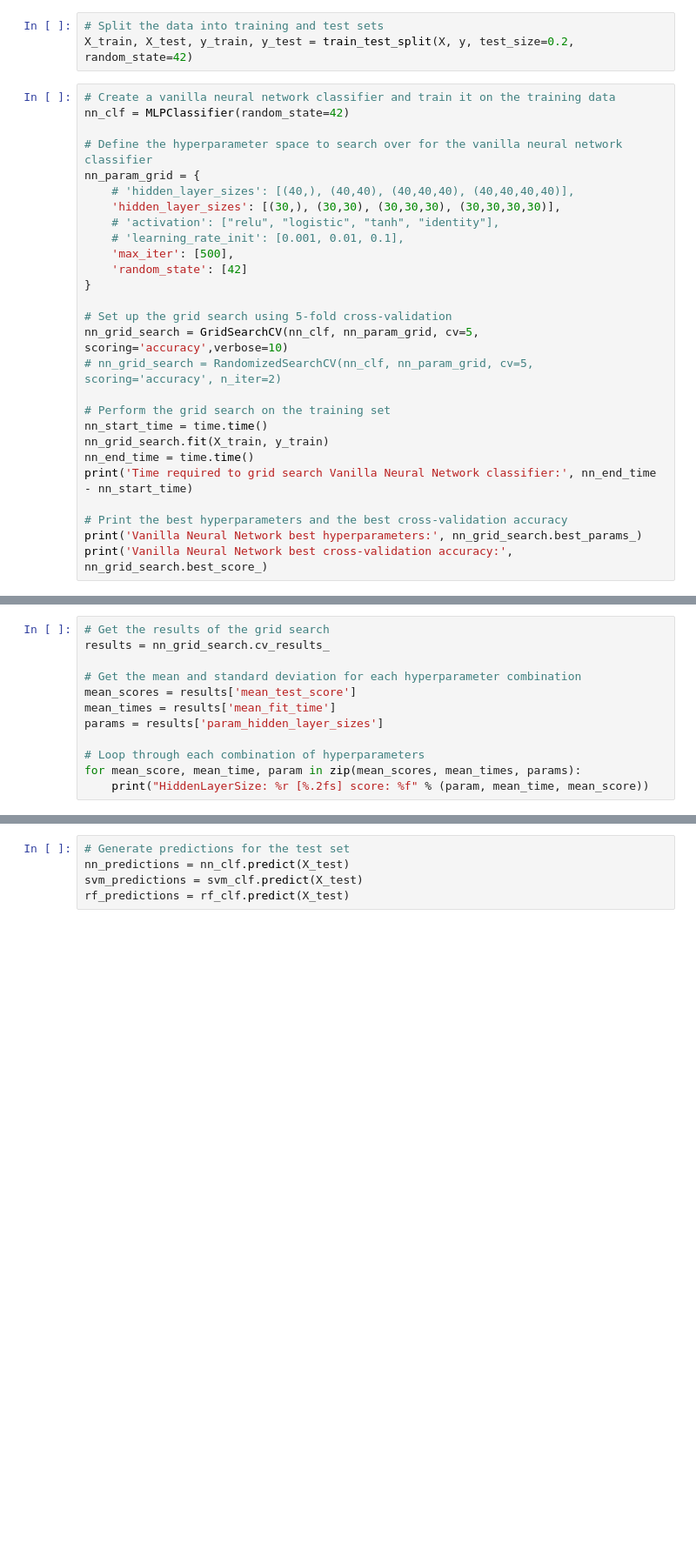
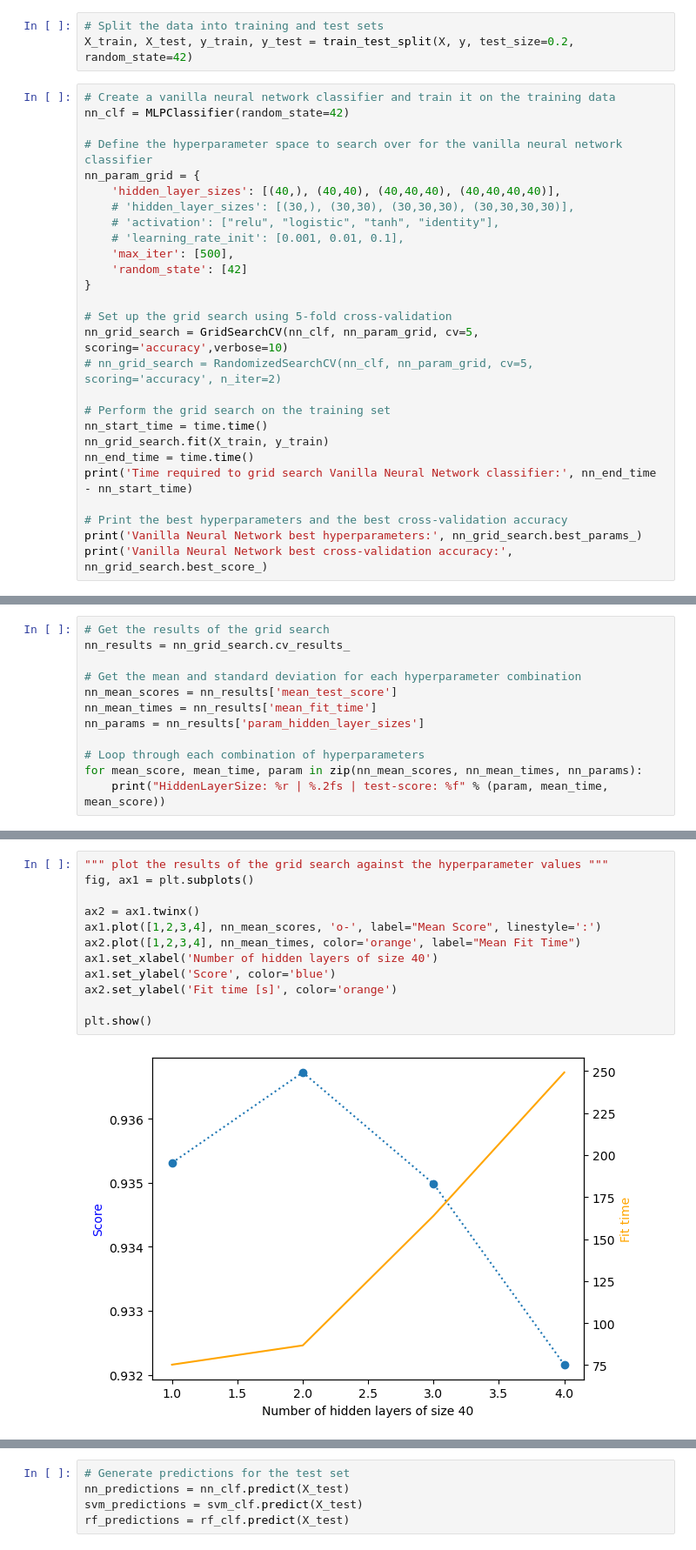
Before and after one commit to TheLoop705/assignment-1, a Jupyter notebook: assignment_1.ipynb, the cells around one changed output, grey strips where cells are left out. Shown at 87% size. Saved outputs shown, nothing was run; the diff lists cells and outputs as text; blank space fills up the shorter version.

```diff
--- a/assignment_1.ipynb
+++ b/assignment_1.ipynb
@@ -57,8 +57,8 @@ nn_clf = MLPClassifier(random_state=42)
 
 # Define the hyperparameter space to search over for the vanilla neural network classifier
 nn_param_grid = {
-    # 'hidden_layer_sizes': [(40,), (40,40), (40,40,40), (40,40,40,40)],
-    'hidden_layer_sizes': [(30,), (30,30), (30,30,30), (30,30,30,30)],
+    'hidden_layer_sizes': [(40,), (40,40), (40,40,40), (40,40,40,40)],
+    # 'hidden_layer_sizes': [(30,), (30,30), (30,30,30), (30,30,30,30)],
     # 'activation': ["relu", "logistic", "tanh", "identity"],
     # 'learning_rate_init': [0.001, 0.01, 0.1],
     'max_iter': [500],
@@ -111,13 +115,13 @@ pd.DataFrame(nn_grid_search.cv_results_)
 # %%
 # Get the results of the grid search
-results = nn_grid_search.cv_results_
+nn_results = nn_grid_search.cv_results_
 
 # Get the mean and standard deviation for each hyperparameter combination
-mean_scores = results['mean_test_score']
-mean_times = results['mean_fit_time']
-params = results['param_hidden_layer_sizes']
+nn_mean_scores = nn_results['mean_test_score']
+nn_mean_times = nn_results['mean_fit_time']
+nn_params = nn_results['param_hidden_layer_sizes']
 
 # Loop through each combination of hyperparameters
-for mean_score, mean_time, param in zip(mean_scores, mean_times, params):
-    print("HiddenLayerSize: %r [%.2fs] score: %f" % (param, mean_time, mean_score))
+for mean_score, mean_time, param in zip(nn_mean_scores, nn_mean_times, nn_params):
+    print("HiddenLayerSize: %r | %.2fs | test-score: %f" % (param, mean_time, mean_score))
 # %% [output]
@@ -144,0 +132,14 @@ plt.show()
+# %%
+""" plot the results of the grid search against the hyperparameter values """
+fig, ax1 = plt.subplots()
+
+ax2 = ax1.twinx()
+ax1.plot([1,2,3,4], nn_mean_scores, 'o-', label="Mean Score", linestyle=':')
+ax2.plot([1,2,3,4], nn_mean_times, color='orange', label="Mean Fit Time")
+ax1.set_xlabel('Number of hidden layers of size 40')
+ax1.set_ylabel('Score', color='blue')
+ax2.set_ylabel('Fit time [s]', color='orange')
+
+plt.show()
+# %% [output]
+[figure, added]
```
Also changed, not shown: parts of 17 cells of this notebook, 7 other files.
